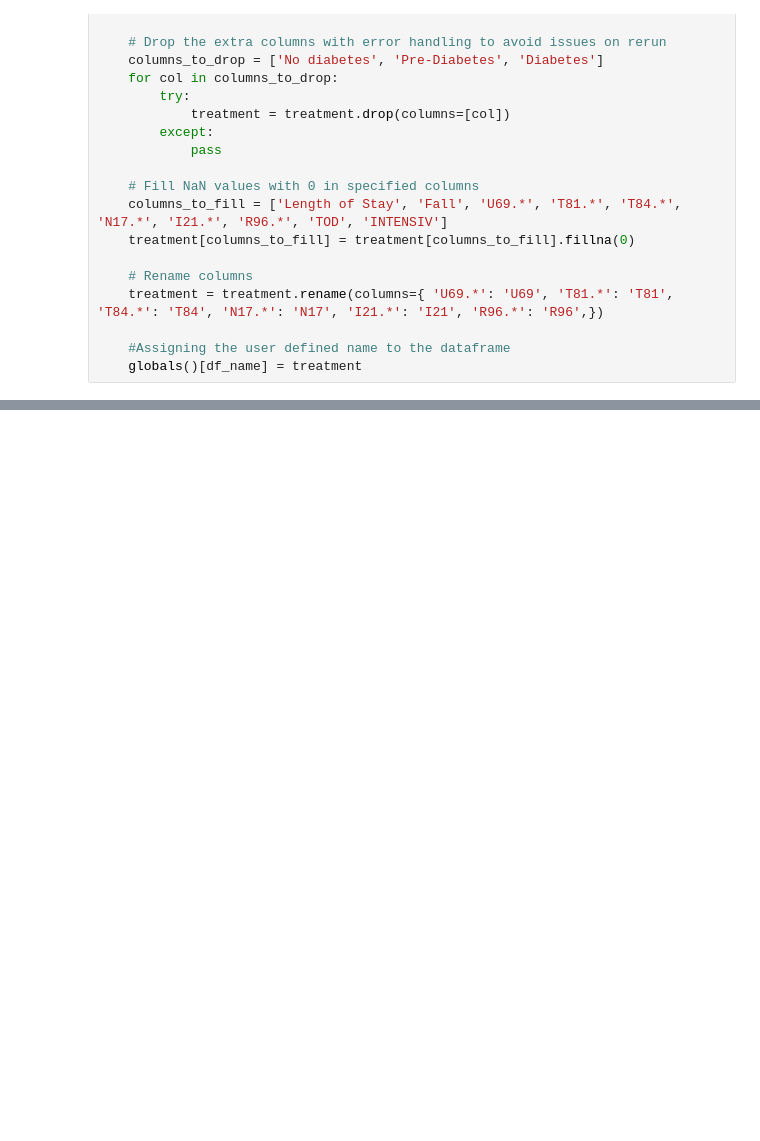
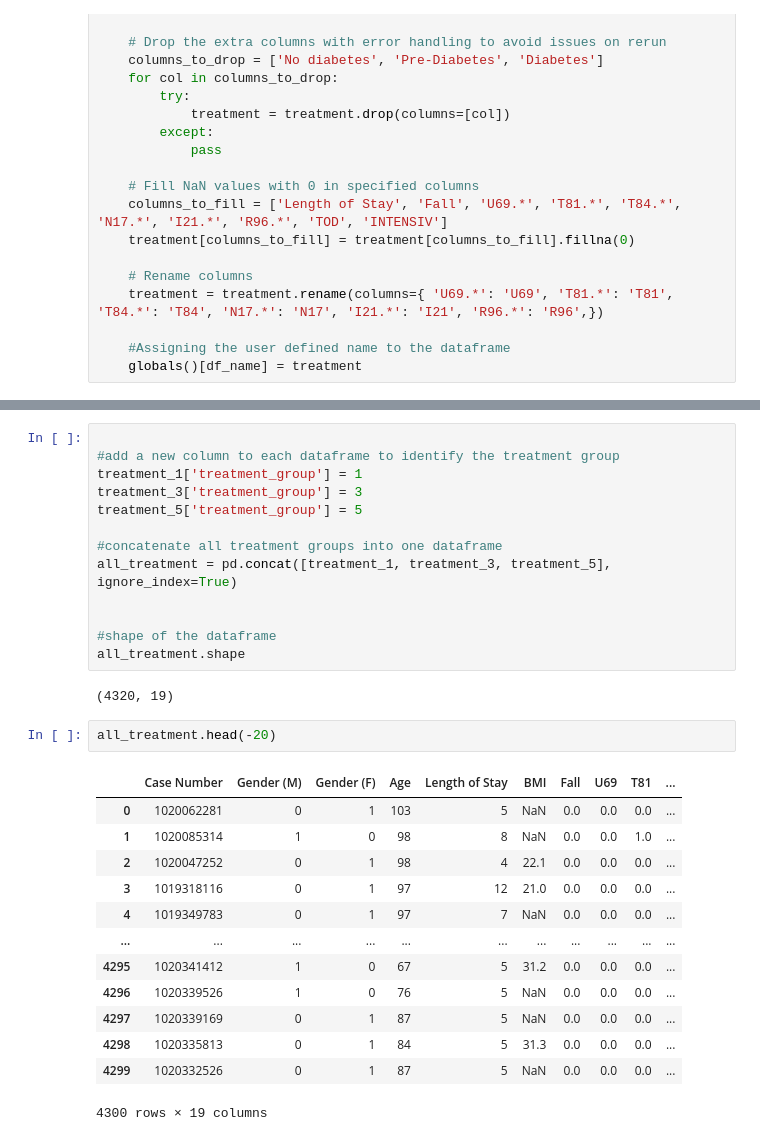
Before and after one commit to mehakrafiq/MedicalStats, a Jupyter notebook: Code/Notebook/Comparative.ipynb, the cells around one changed output, grey strips where cells are left out. Drawn from its saved outputs; the diff is of its cells as text; blank space fills up the shorter version.

```diff
--- a/Code/Notebook/Comparative.ipynb
+++ b/Code/Notebook/Comparative.ipynb
@@ -70,0 +92,31 @@ treatment_5.head()
+# %%
+
+#add a new column to each dataframe to identify the treatment group
+treatment_1['treatment_group'] = 1
+treatment_3['treatment_group'] = 3
+treatment_5['treatment_group'] = 5
+
+#concatenate all treatment groups into one dataframe
+all_treatment = pd.concat([treatment_1, treatment_3, treatment_5], ignore_index=True)
+
+
+#shape of the dataframe
+all_treatment.shape
+# %% [output]
+(4320, 19)
+# %%
+all_treatment.head(-20)
+# %% [output]
+|  | Case Number | Gender (M) | Gender (F) | Age | Length of Stay | BMI | Fall | U69 | T81 | ... |
+| 0 | 1020062281 | 0 | 1 | 103 | 5 | NaN | 0.0 | 0.0 | 0.0 | ... |
+| 1 | 1020085314 | 1 | 0 | 98 | 8 | NaN | 0.0 | 0.0 | 1.0 | ... |
+| 2 | 1020047252 | 0 | 1 | 98 | 4 | 22.1 | 0.0 | 0.0 | 0.0 | ... |
+| 3 | 1019318116 | 0 | 1 | 97 | 12 | 21.0 | 0.0 | 0.0 | 0.0 | ... |
+| 4 | 1019349783 | 0 | 1 | 97 | 7 | NaN | 0.0 | 0.0 | 0.0 | ... |
+| ... | ... | ... | ... | ... | ... | ... | ... | ... | ... | ... |
+| 4295 | 1020341412 | 1 | 0 | 67 | 5 | 31.2 | 0.0 | 0.0 | 0.0 | ... |
+| 4296 | 1020339526 | 1 | 0 | 76 | 5 | NaN | 0.0 | 0.0 | 0.0 | ... |
+| 4297 | 1020339169 | 0 | 1 | 87 | 5 | NaN | 0.0 | 0.0 | 0.0 | ... |
+| 4298 | 1020335813 | 0 | 1 | 84 | 5 | 31.3 | 0.0 | 0.0 | 0.0 | ... |
+| 4299 | 1020332526 | 0 | 1 | 87 | 5 | NaN | 0.0 | 0.0 | 0.0 | ... |
+4300 rows × 19 columns
```
Also changed, not shown: parts of 8 cells of this notebook, 3 other files.
